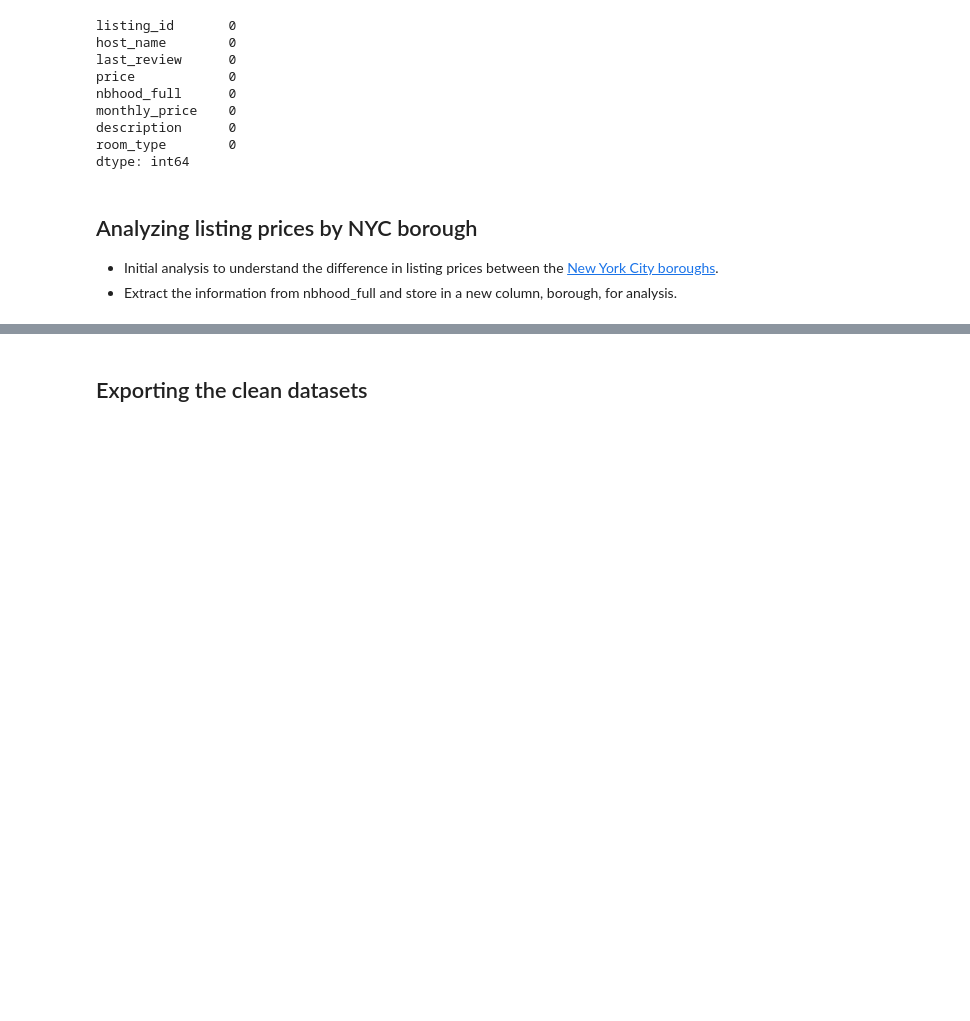
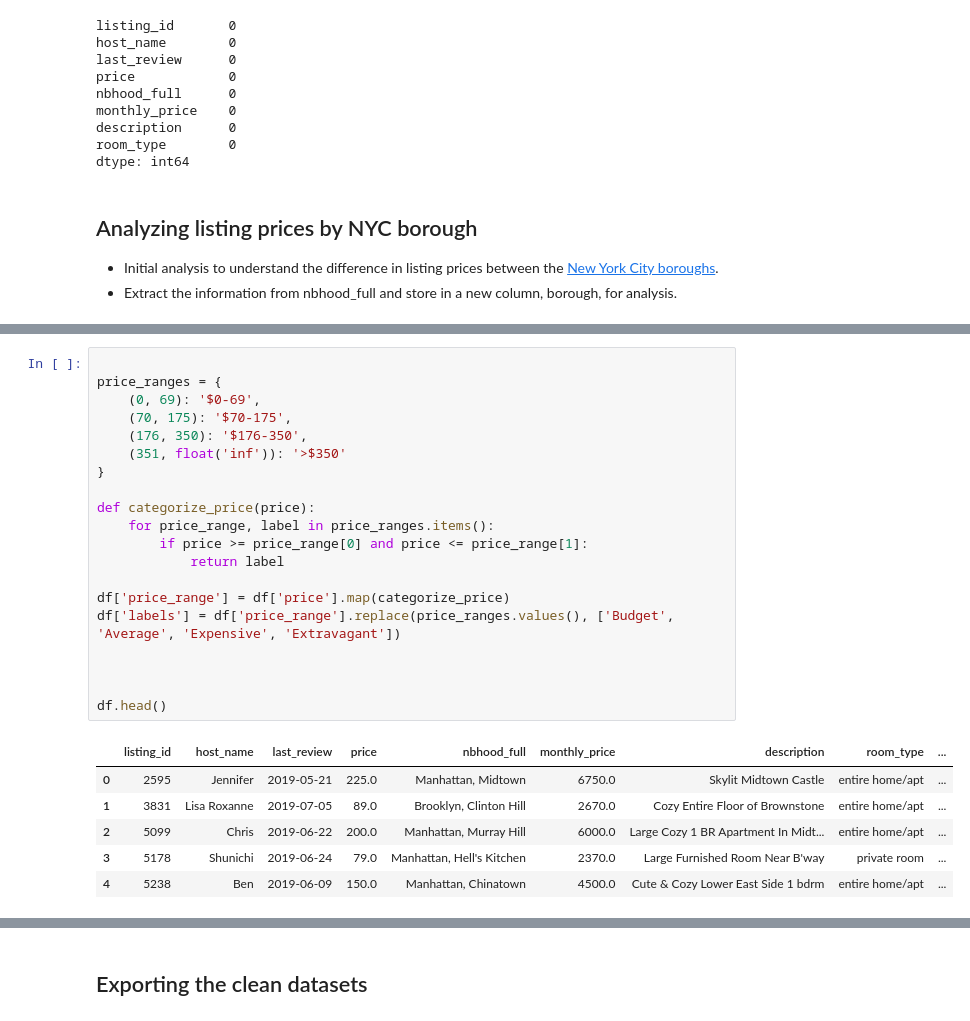
Before and after one commit to caracfinlay/Pillow_palooza, a Jupyter notebook: pillow_palooza_data_wrangling.ipynb, the cells around one changed output, grey strips where cells are left out. Drawn from its saved outputs; the diff is of its cells as text; blank space fills up the shorter version.

```diff
--- a/pillow_palooza_data_wrangling.ipynb
+++ b/pillow_palooza_data_wrangling.ipynb
@@ -352,0 +355,27 @@ dtype: int64
+# %%
+
+price_ranges = {
+    (0, 69): '$0-69',
+    (70, 175): '$70-175',
+    (176, 350): '$176-350',
+    (351, float('inf')): '>$350'
+}
+
+def categorize_price(price):
+    for price_range, label in price_ranges.items():
+        if price >= price_range[0] and price <= price_range[1]:
+            return label
+
+df['price_range'] = df['price'].map(categorize_price)
+df['labels'] = df['price_range'].replace(price_ranges.values(), ['Budget', 'Average', 'Expensive', 'Extravagant'])
+
+
+
+df.head()
+# %% [output]
+|  | listing_id | host_name | last_review | price | nbhood_full | monthly_price | description | room_type | ... |
+| 0 | 2595 | Jennifer | 2019-05-21 | 225.0 | Manhattan, Midtown | 6750.0 | Skylit Midtown Castle | entire home/apt | ... |
+| 1 | 3831 | Lisa Roxanne | 2019-07-05 | 89.0 | Brooklyn, Clinton Hill | 2670.0 | Cozy Entire Floor of Brownstone | entire home/apt | ... |
+| 2 | 5099 | Chris | 2019-06-22 | 200.0 | Manhattan, Murray Hill | 6000.0 | Large Cozy 1 BR Apartment In Midt... | entire home/apt | ... |
+| 3 | 5178 | Shunichi | 2019-06-24 | 79.0 | Manhattan, Hell's Kitchen | 2370.0 | Large Furnished Room Near B'way | private room | ... |
+| 4 | 5238 | Ben | 2019-06-09 | 150.0 | Manhattan, Chinatown | 4500.0 | Cute & Cozy Lower East Side 1 bdrm | entire home/apt | ... |
```
Also changed, not shown: parts of 4 cells of this notebook.
